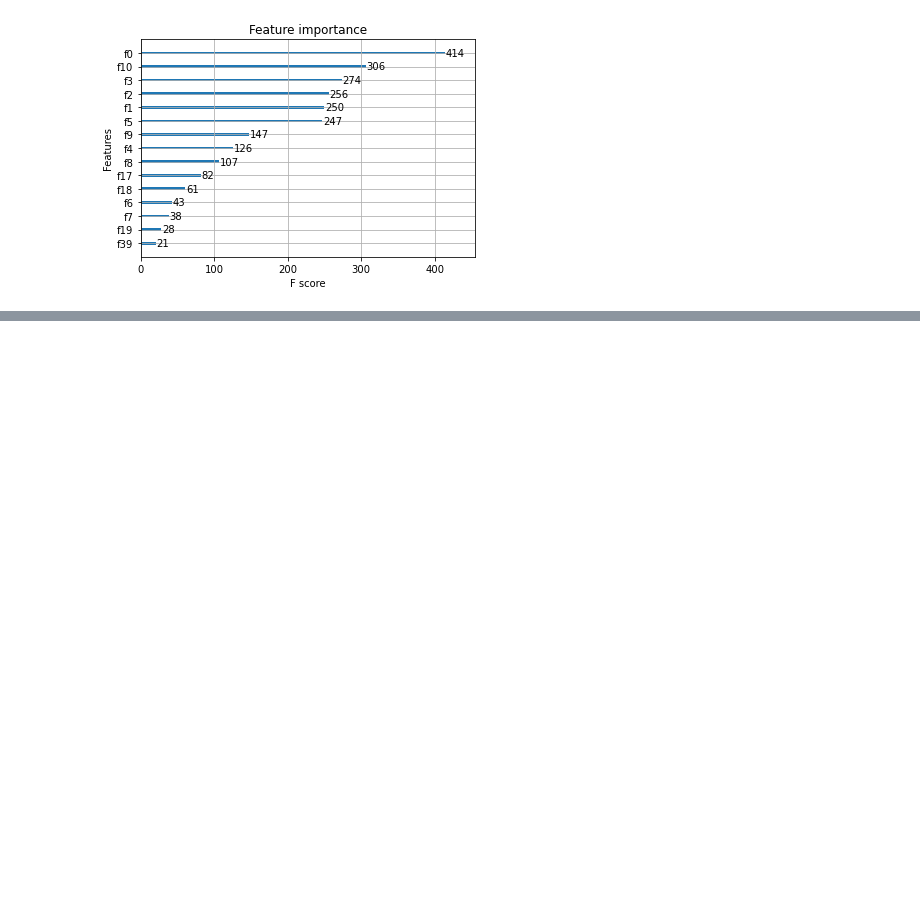
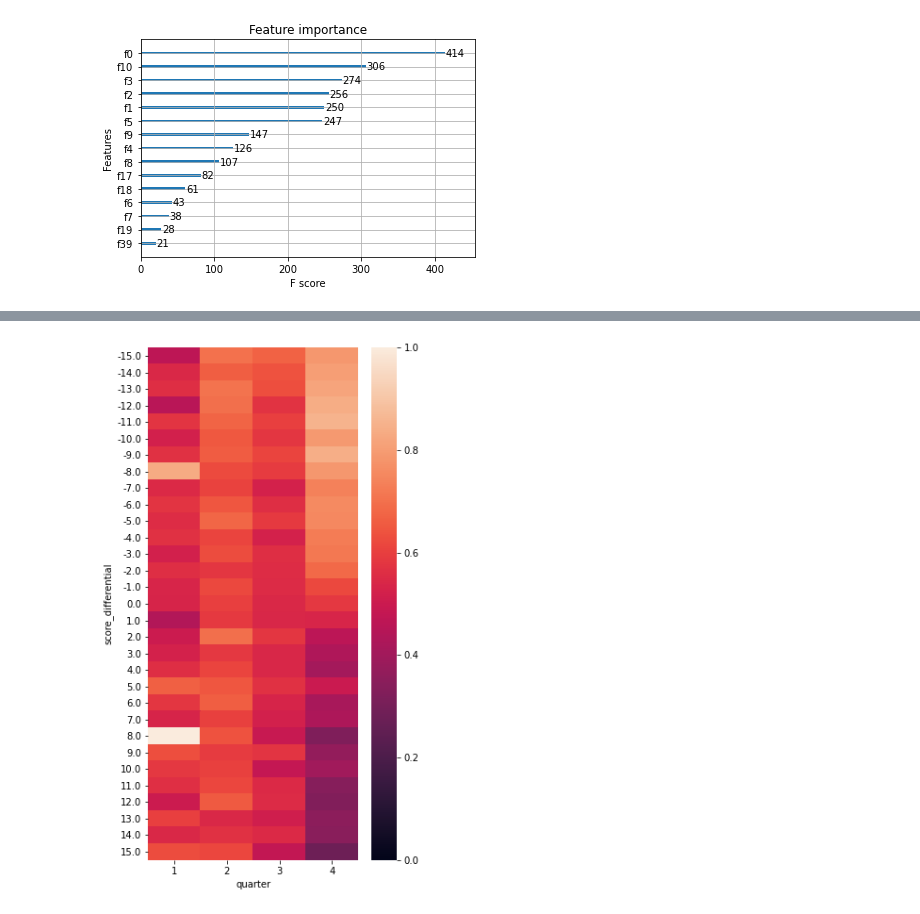
Before and after one commit to jhodgens17/nfl-run-or-pass, a Jupyter notebook: NFL Notebook.ipynb, the cells around one changed output, grey strips where cells are left out. Cells and saved outputs as stored; diff of their text form; code cells hidden in the pictures; blank space fills up the shorter version.

```diff
--- a/NFL Notebook.ipynb
+++ b/NFL Notebook.ipynb
@@ -738,0 +828,6 @@ array([1, 0, 1, ..., 1, 1, 1])
+# %%
+df_score_by_qtr['quarter'] = np.where(df_score_by_qtr['qtr_3']==1,3,df_score_by_qtr['quarter'])
+# %%
+df_score_by_qtr['quarter'] = np.where(df_score_by_qtr['qtr_4']==1,4,df_score_by_qtr['quarter'])
+# %%
+df_score_by_qtr = df_score_by_qtr[df_score_by_qtr['qtr_5'] != 1]
@@ -738,0 +855,2 @@ array([1, 0, 1, ..., 1, 1, 1])
+# %%
+data = df_score_by_qtr.groupby(['score_differential', 'quarter']).mean()['actual'].unstack()
@@ -738,0 +859,6 @@ array([1, 0, 1, ..., 1, 1, 1])
+# %%
+#Plot heatmap for actual results
+plt.figure(figsize = (5, 10))
+ax = sns.heatmap(data, vmin=0, vmax=1)
+# %% [output]
+[figure, added]
```
Also changed, not shown: parts of 42 cells of this notebook, 1 other file.
